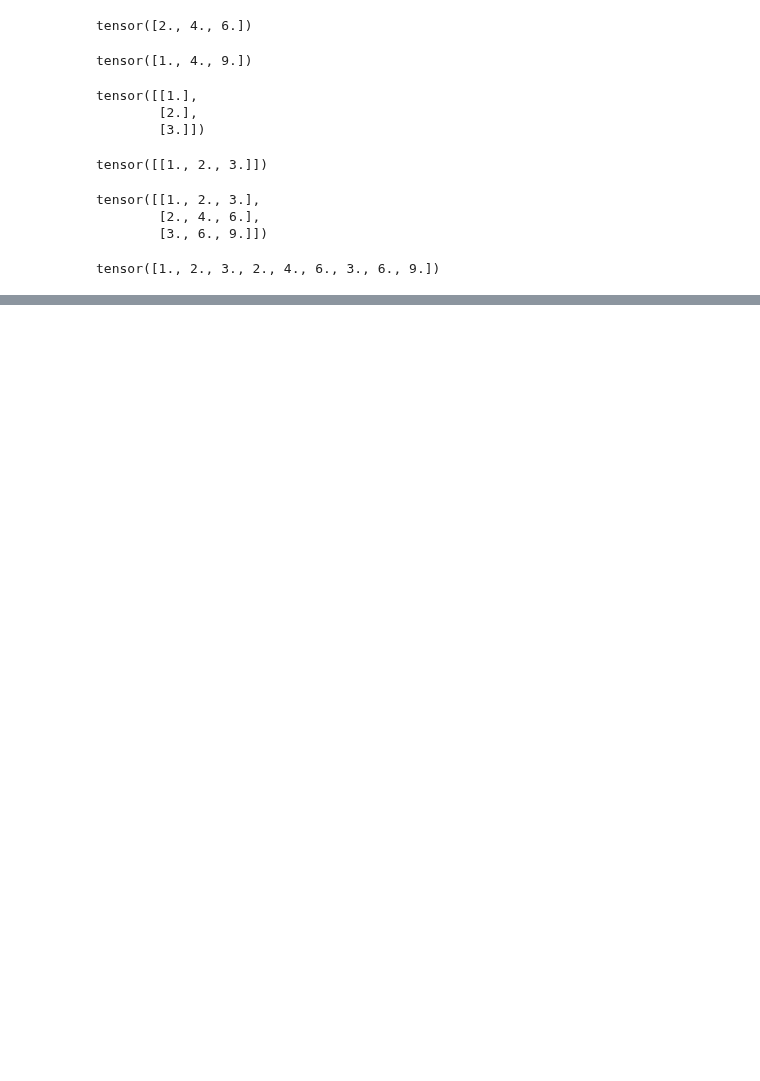
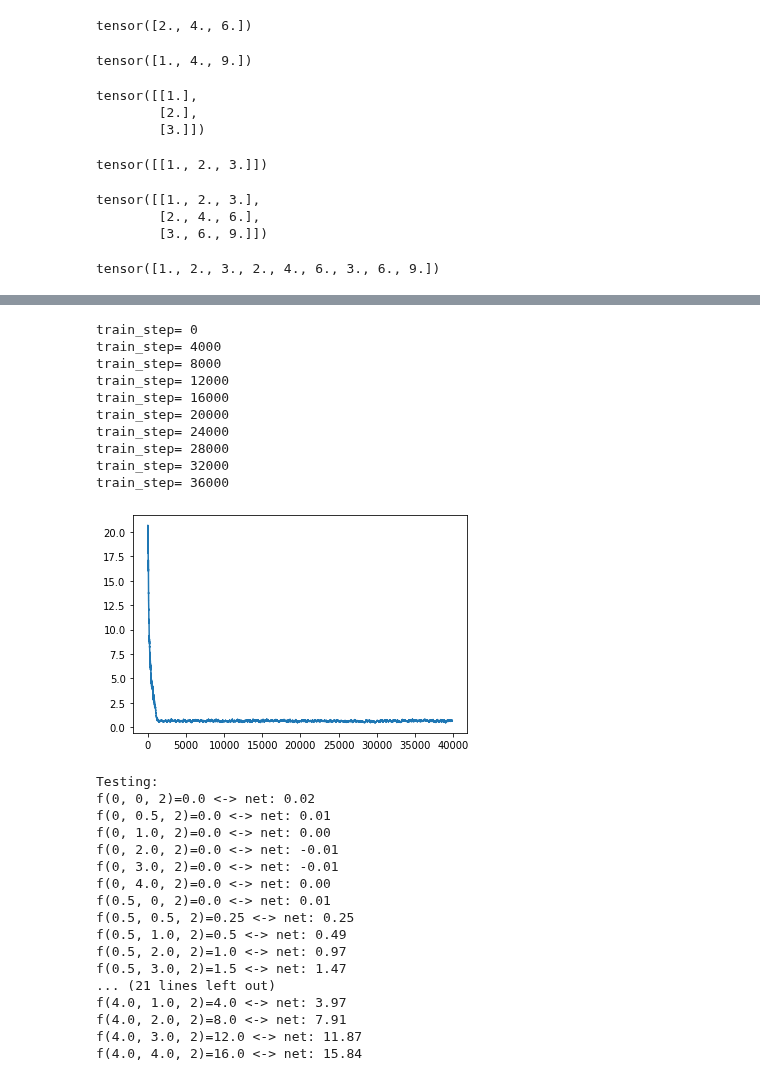
Before and after one commit to juebrauer/central, a Jupyter notebook: 011_pytorch_learn_to_multiply/pytorch_learn_to_multiply.ipynb, the cells around one changed output, grey strips where cells are left out. Drawn from its saved outputs; the diff is of its cells as text; code cells hidden in the pictures; blank space fills up the shorter version.

```diff
--- a/011_pytorch_learn_to_multiply/pytorch_learn_to_multiply.ipynb
+++ b/011_pytorch_learn_to_multiply/pytorch_learn_to_multiply.ipynb
@@ -186,13 +202,45 @@ class net2(torch.nn.Module):
     def __init__(self, input_size):
 
         super().__init__()
-        self.layer1 = torch.nn.Linear(input_size, 1)
+        self.layer1 = torch.nn.Linear(input_size**2, 1)
 
     def forward(self, x):
 
         N = len(x)
 
         M = x.view(N,1) * x.view(1,N)
-        M_flat = torch.flatten()
+        M_flat = torch.flatten(M)
         out = self.layer1( M_flat )
-        return out2
+        return out
+# %%
+my_net2 = net2(3)
+learn(net=my_net2, nr_train_steps=40000)
+# %% [output]
+train_step= 0
+train_step= 4000
+train_step= 8000
+train_step= 12000
+train_step= 16000
+train_step= 20000
+train_step= 24000
+train_step= 28000
+train_step= 32000
+train_step= 36000
+[figure, added]
+Testing:
+f(0, 0, 2)=0.0 <-> net: 0.02
+f(0, 0.5, 2)=0.0 <-> net: 0.01
+f(0, 1.0, 2)=0.0 <-> net: 0.00
+f(0, 2.0, 2)=0.0 <-> net: -0.01
+f(0, 3.0, 2)=0.0 <-> net: -0.01
+f(0, 4.0, 2)=0.0 <-> net: 0.00
+f(0.5, 0, 2)=0.0 <-> net: 0.01
+f(0.5, 0.5, 2)=0.25 <-> net: 0.25
+f(0.5, 1.0, 2)=0.5 <-> net: 0.49
+f(0.5, 2.0, 2)=1.0 <-> net: 0.97
+f(0.5, 3.0, 2)=1.5 <-> net: 1.47
+... (21 lines left out)
+f(4.0, 1.0, 2)=4.0 <-> net: 3.97
+f(4.0, 2.0, 2)=8.0 <-> net: 7.91
+f(4.0, 3.0, 2)=12.0 <-> net: 11.87
+f(4.0, 4.0, 2)=16.0 <-> net: 15.84
```
Also changed, not shown: parts of 7 cells of this notebook.
